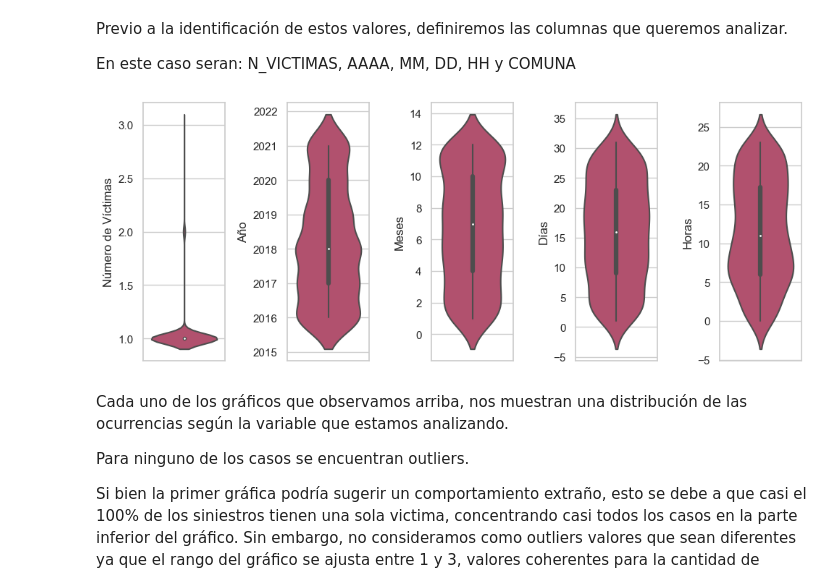
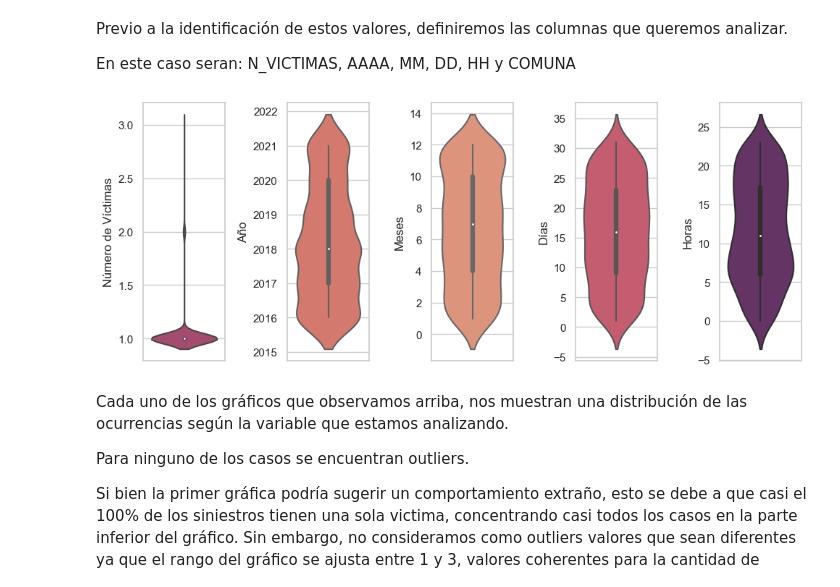
Before and after one commit to JPBertonee/PI_DA_Henry, a Jupyter notebook: EDA_Homicidios.ipynb, the cells around one changed output. Cells and saved outputs as stored; diff of their text form; code cells hidden in the pictures.

```diff
--- a/EDA_Homicidios.ipynb
+++ b/EDA_Homicidios.ipynb
@@ -326,34 +326,34 @@ En este caso seran: N_VICTIMAS, AAAA, MM, DD, HH y COMUNA
 # %%
 # Ajustar el tamaño de la figura
 plt.figure(figsize=(10, 4))
 
 # Crear subplots para los gráficos de violín
 plt.subplot(1, 5, 1)
-sns.violinplot(data=df, y='N_VICTIMAS', palette = "flare")
+sns.violinplot(data=df, y='N_VICTIMAS', color = "#b43c6c")
 plt.ylabel('Número de Víctimas')
 
 plt.subplot(1, 5, 2)
-sns.violinplot(data=df, y='AAAA', palette = "flare")
+sns.violinplot(data=df, y='AAAA', color = "#e46c5c")
 plt.ylabel('Año')
 
 plt.subplot(1, 5, 3)
-sns.violinplot(data=df, y='MM', palette = "flare")
+sns.violinplot(data=df, y='MM', color = "#ec8c6c")
 plt.ylabel('Meses')
 
 plt.subplot(1, 5, 4)
-sns.violinplot(data=df, y='DD', palette = "flare")
+sns.violinplot(data=df, y='DD', color = "#d44c64")
 plt.ylabel('Días')
 
 plt.subplot(1, 5, 5)
-sns.violinplot(data=df, y='HH', palette = "flare")
+sns.violinplot(data=df, y='HH', color = "#6c2c6c")
 plt.ylabel('Horas')
 
 # Ajustar espaciado entre subplots
 plt.tight_layout()
 
 plt.show()
 # %% [output]
-[figure, old version]
+[figure, new version]
 # %% [markdown]
 Cada uno de los gráficos que observamos arriba, nos muestran una distribución de las ocurrencias según la variable que estamos analizando.
 
```
Also changed, not shown: parts of 1 cell of this notebook.
